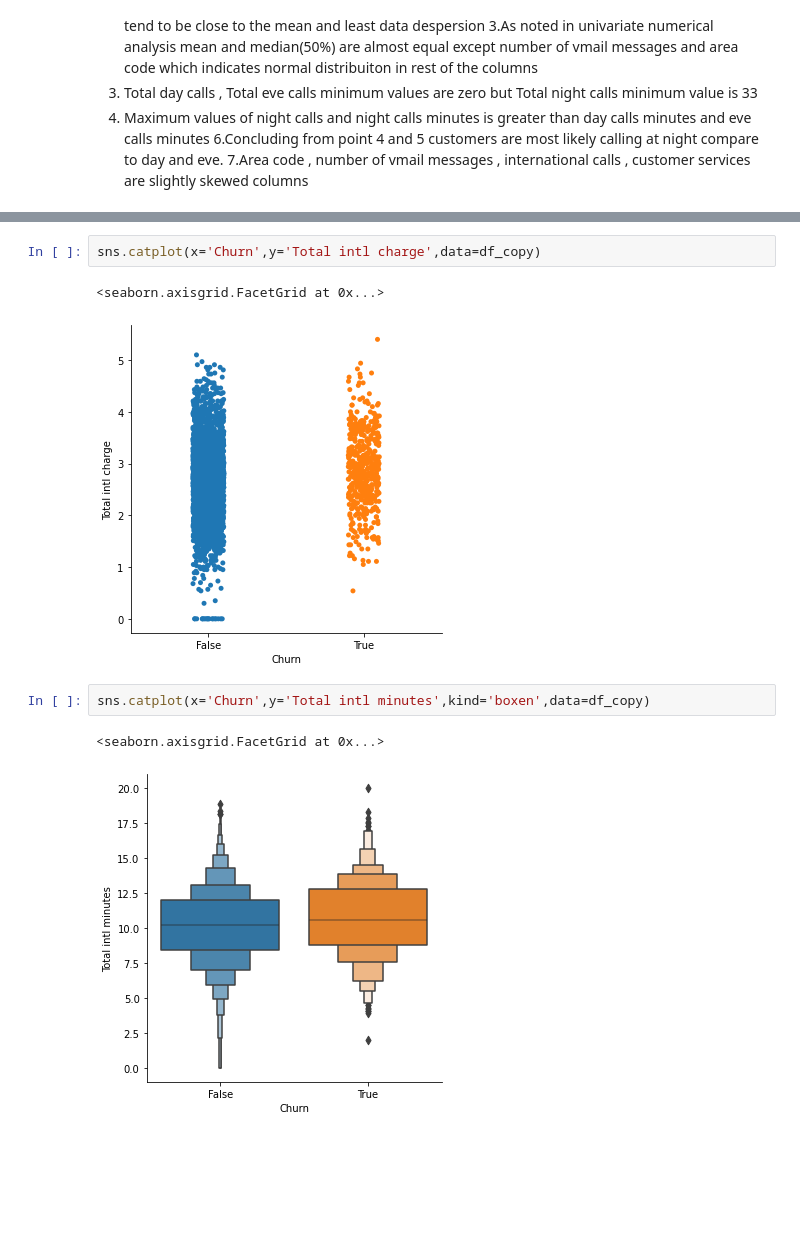
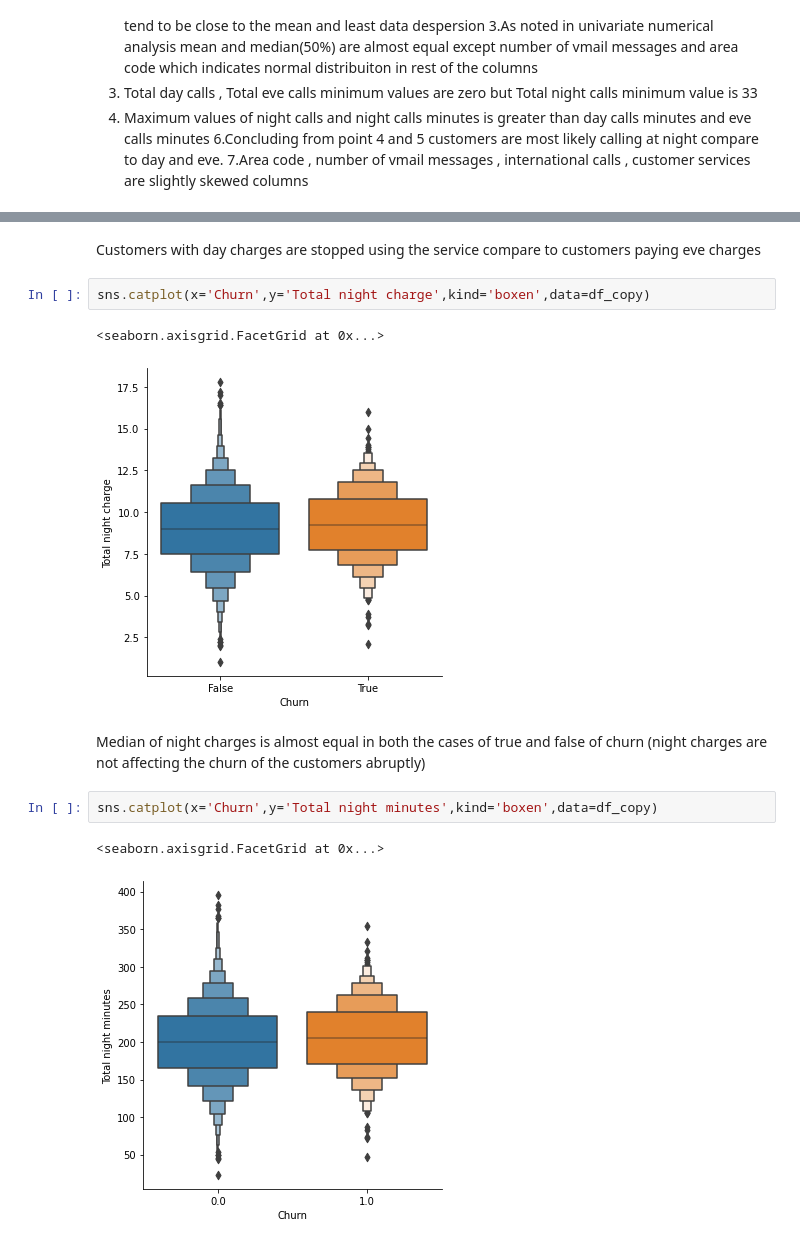
Before and after one commit to Aayushi4925/Telecom_churn, a Jupyter notebook: Copy_of_Telecom_Churn_Analysis_Capstone_Project.ipynb, the cells around one changed output, grey strips where cells are left out. Saved outputs shown, nothing was run; the diff lists cells and outputs as text; blank space fills up the shorter version.

```diff
--- a/Copy_of_Telecom_Churn_Analysis_Capstone_Project.ipynb
+++ b/Copy_of_Telecom_Churn_Analysis_Capstone_Project.ipynb
@@ -238,10 +262,14 @@ sns.countplot(df['International plan'],hue='Churn',data=df)  #international plan
+# %% [markdown]
+Customers with day charges are stopped using the service compare to customers paying eve charges
 # %%
-sns.catplot(x='Churn',y='Total intl charge',data=df_copy)
+sns.catplot(x='Churn',y='Total night charge',kind='boxen',data=df_copy)
 # %% [output]
 <seaborn.axisgrid.FacetGrid at 0x...>
-[figure, old version]
+[figure, new version]
+# %% [markdown]
+Median of night charges is almost equal in both the cases of true and false of churn (night charges are not affecting the churn of the customers abruptly)
 # %%
-sns.catplot(x='Churn',y='Total intl minutes',kind='boxen',data=df_copy)
+sns.catplot(x='Churn',y='Total night minutes',kind='boxen',data=df_copy)
 # %% [output]
 <seaborn.axisgrid.FacetGrid at 0x...>
-[figure, old version]
+[figure, new version]
```
Also changed, not shown: parts of 29 cells of this notebook.
